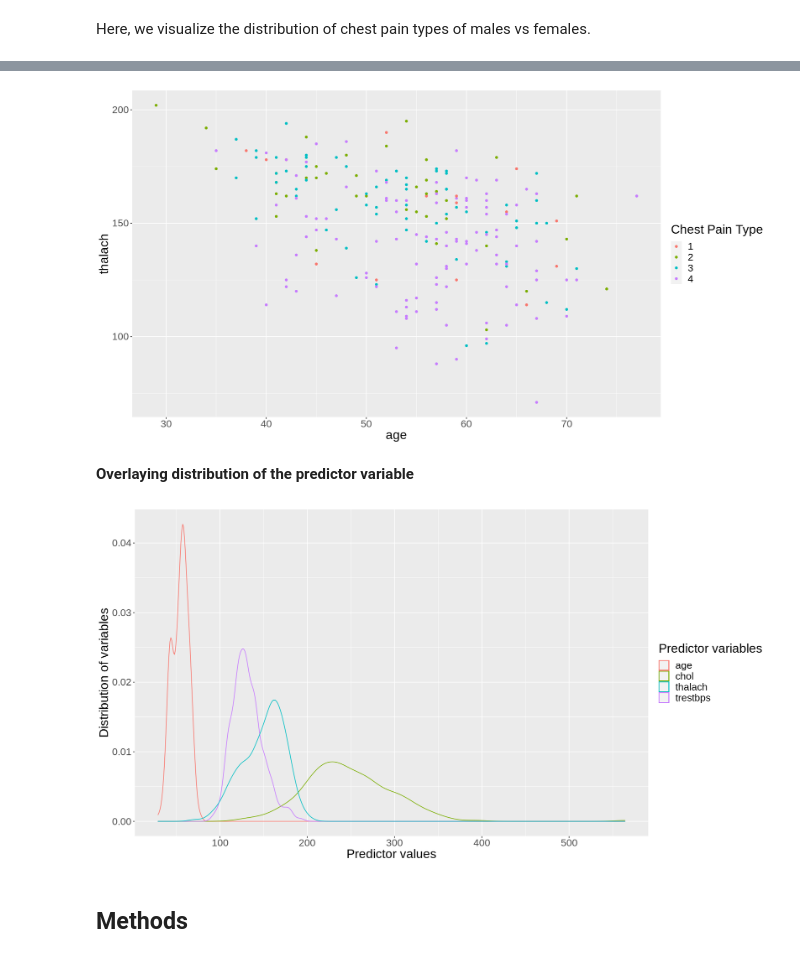
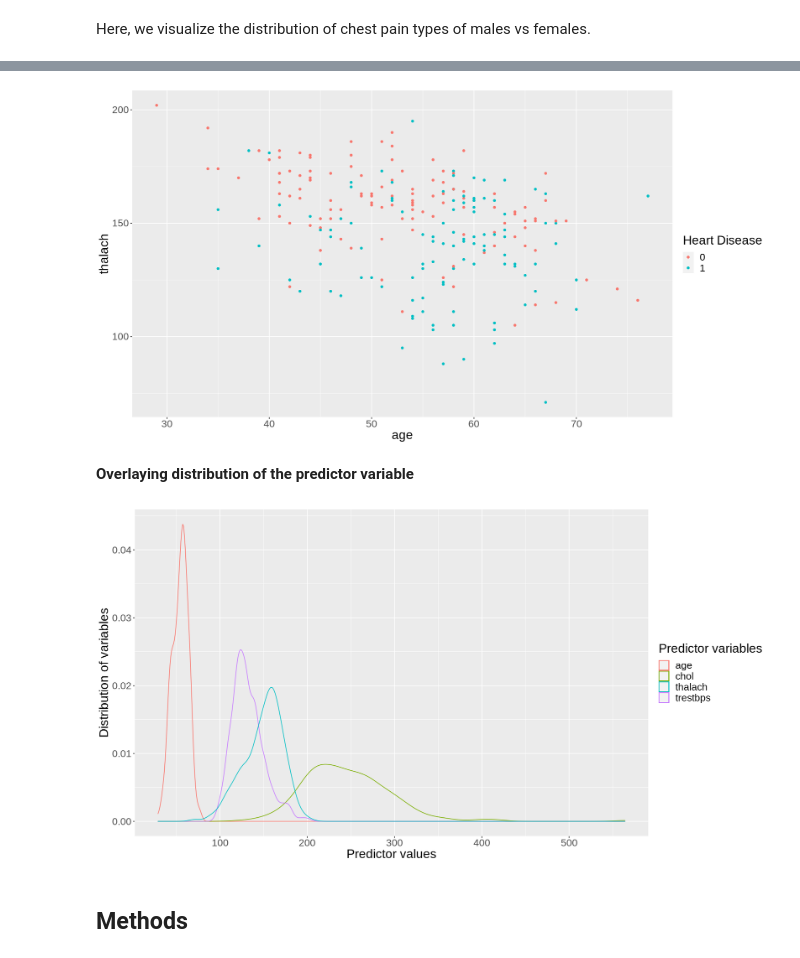
Before and after one commit to Yuvitee/DSCI-100-project, a Jupyter notebook: Heart Disease Proposal.ipynb, the cells around one changed output, grey strips where cells are left out. Cells and saved outputs as stored; diff of their text form; code cells hidden in the pictures.

```diff
--- a/Heart Disease Proposal.ipynb
+++ b/Heart Disease Proposal.ipynb
@@ -111,7 +119,0 @@ Then we can split the data into training and testing data
-# %%
-chest_pain_split <- initial_split(filtered_data, prop = 0.75, strata = cp)
-chest_pain_train <- training(chest_pain_split)
-chest_pain_test <- testing(chest_pain_split)
-
-chest_pain_train
-chest_pain_test
@@ -160,0 +142,7 @@ A tibble: 222 × 14
+# %%
+heart_split <- initial_split(final_data, prop = 0.75, strata = cp)
+heart_train <- training(chest_pain_split)
+heart_test <- testing(chest_pain_split)
+
+heart_train
+heart_test
@@ -325,17 +333,16 @@ sex_vs_fbs
 # %%
-age_vs_thalach <- type_train_data |>
-    ggplot(aes(x = age , y = thalach, color = cp)) +
+age_vs_thalach <- heart_train |>
+    ggplot(aes(x = age , y = thalach, color = num)) +
     geom_point()+
-    labs(x = "age", y = "thalach", color = "Chest Pain Type") +
-    scale_fill_discrete(name = "Chest Pain Type", labels = c("Typical Angina", "Atypical Angina", "Non-Anginal Pain", "Asymptomatic")) +
+    labs(x = "age", y = "thalach", color = "Heart Disease") +
     theme(text = element_text(size = 20))
 age_vs_thalach
 # %% [output]
-[figure, old version]
+[figure, new version]
 # %% [markdown]
 **Overlaying distribution of the predictor variable**
 # %%
-ggplot(type_train_data) +
+ggplot(heart_train) +
     geom_density(aes(x=age, color = 'age')) +
     geom_density(aes(x=chol, color = 'chol')) +
     geom_density(aes(x=trestbps, color = 'trestbps')) +
@@ -344,7 +351,7 @@ ggplot(type_train_data) +
     scale_fill_discrete(name = "Chest Pain Type", labels = c("Typical Angina", "Atypical Angina", "Non-Anginal Pain", "Asymptomatic")) +
     theme(text = element_text(size = 20))
 # %% [output]
-[figure, old version]
+[figure, new version]
 # %% [markdown]
 ## Methods
 # %% [markdown]
```
Also changed, not shown: parts of 20 cells of this notebook.
